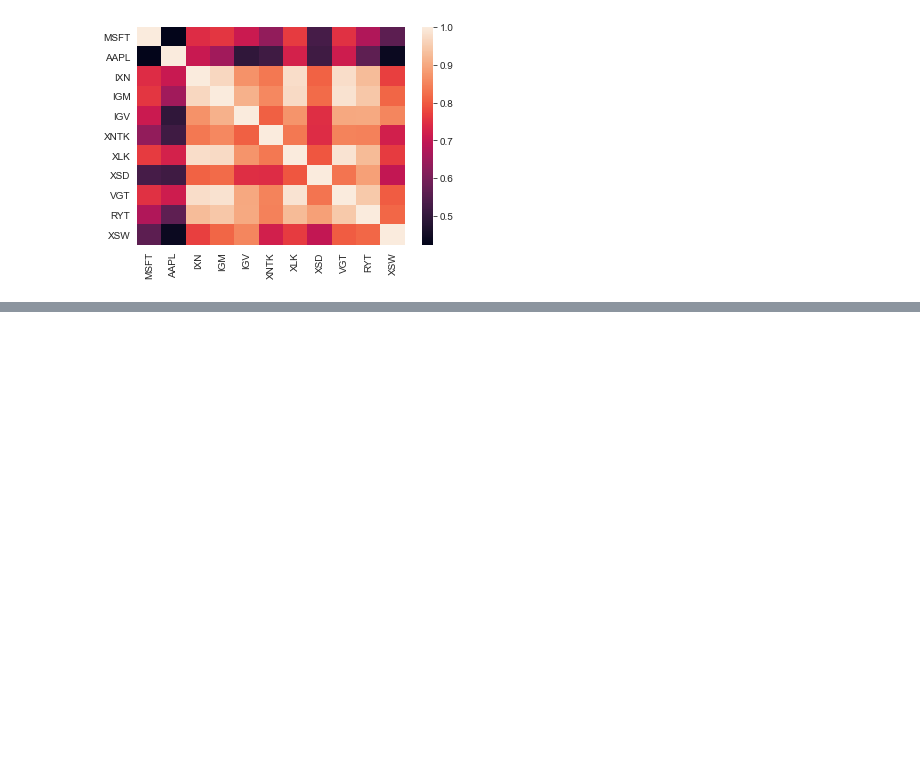
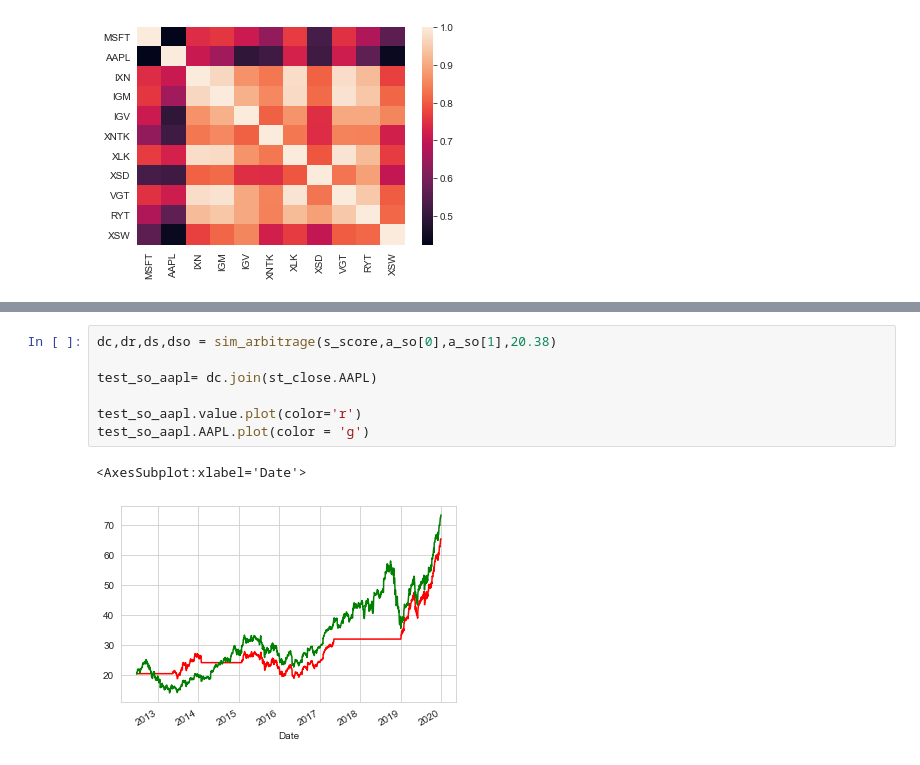
Before and after one commit to anthonysuherli/Statistical-arbitrage-with-O-U-process, a Jupyter notebook: Capstone_2_Modelling.ipynb, the cells around one changed output, grey strips where cells are left out. Cells and saved outputs as stored; diff of their text form; blank space fills up the shorter version.

```diff
--- a/Capstone_2_Modelling.ipynb
+++ b/Capstone_2_Modelling.ipynb
@@ -429,0 +422,10 @@ backtest_result.plot()
+# %%
+dc,dr,ds,dso = sim_arbitrage(s_score,a_so[0],a_so[1],20.38)
+
+test_so_aapl= dc.join(st_close.AAPL)
+
+test_so_aapl.value.plot(color='r')
+test_so_aapl.AAPL.plot(color = 'g')
+# %% [output]
+<AxesSubplot:xlabel='Date'>
+[figure, added]
```
Also changed, not shown: parts of 29 cells of this notebook, 2 other files.
